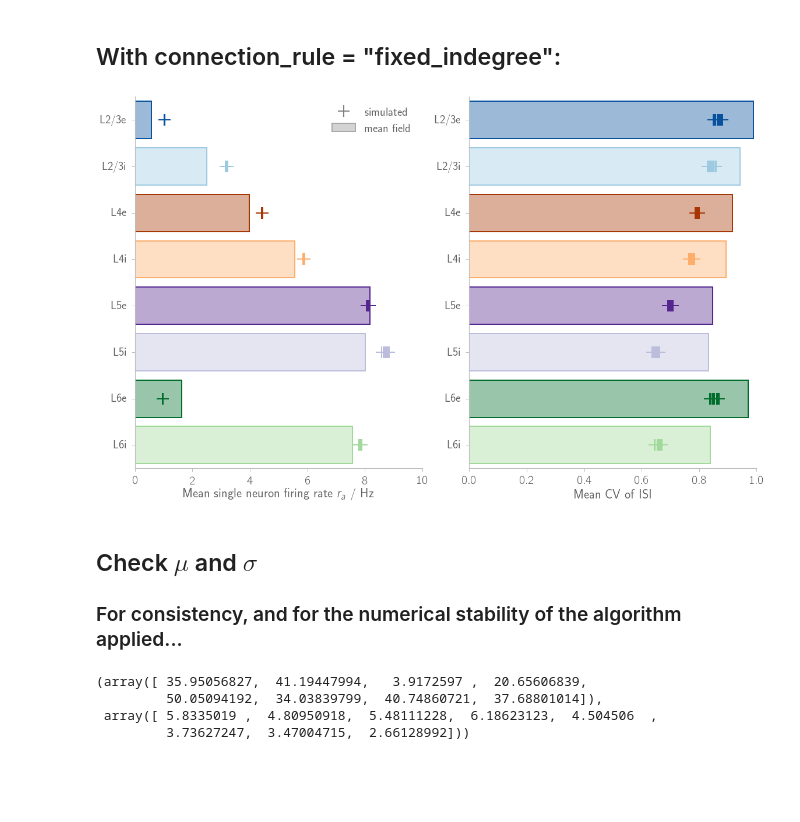
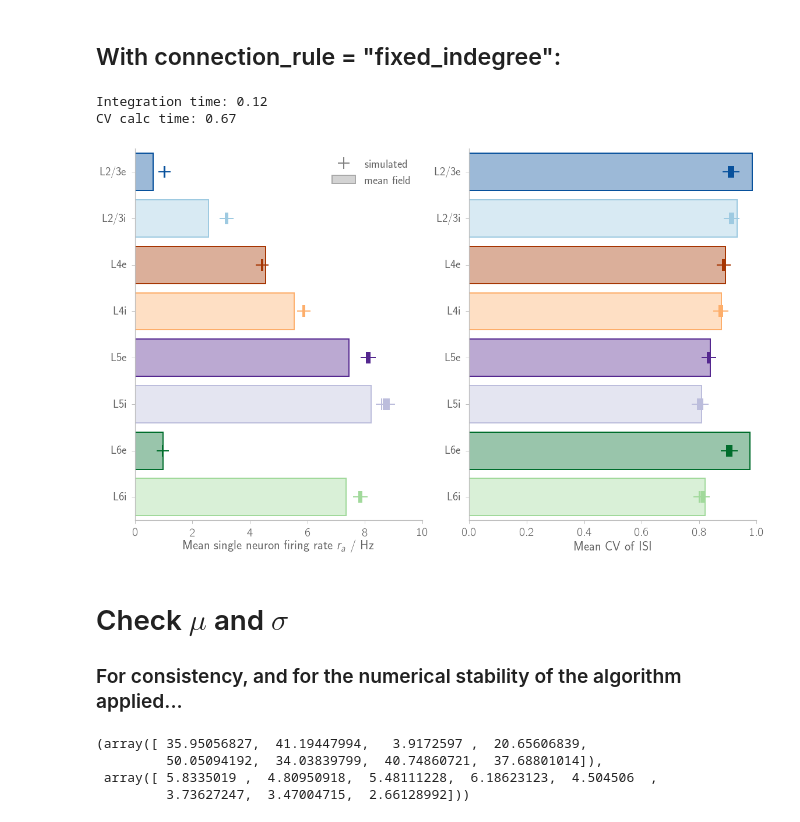
Before and after one commit to frschu/microcircuit, a Jupyter notebook: analysis/compare_sim_mf.ipynb, the cells around one changed output. Drawn from its saved outputs; the diff is of its cells as text; code cells hidden in the pictures; blank space fills up the shorter version.

```diff
--- a/analysis/compare_sim_mf.ipynb
+++ b/analysis/compare_sim_mf.ipynb
@@ -257,11 +262,39 @@ $\Delta \text{CV}_a / \text{CV}_{\text{sim}, a}$
 # %% [markdown]
 ## With connection_rule = "fixed_indegree":
 # %%
+######################################################
+# Mean field results
+######################################################
+
+neuron_model    = "iaf_psc_exp"
+connection_rule = "fixed_indegree"
+weight_rel_sd   = 0.1
+model_micro     = model_class.model(neuron_model=neuron_model,
+                                    connection_rule=connection_rule,
+                                    weight_rel_sd=weight_rel_sd)
+
+v_guess_0       = np.array([ 0.6,  2.5,  4. ,  5.6,  8.2,  8. ,  1.6,  7.6])
+root_method='hybr'
+options= {"xtol": 1e-13, "maxfev": 10**3}
+
+t_int0      = time.time()
+rate_mf     = solve_model(model_micro, v_guess_0,
+                          root_method=root_method, options=options)
+t_int1      = time.time() - t_int0
+print("Integration time: %.2f"%(t_int1))
+
+t_int0      = time.time()
+cv_isi_mf   = CV_ISI_mf(rate_mf, model=model_micro)
+t_int1      = time.time() - t_int0
+print("CV calc time: %.2f"%(t_int1))
+
+
 ######################################################
 # Simulation results
 ######################################################
 # DATA
 sim_spec = "a1.0_t20.2_fixindeg_01"
+#sim_spec = "simulation_at_mf"
 data_path = "/export/data-schuessler/data_microcircuit/micro"
 res_file_name = sim_spec + "_res.hdf5"
 path_res_file = os.path.join(data_path, res_file_name)
@@ -279,36 +312,38 @@ with h5py.File(path_res_file, "r") as res_file:
         res_grp = res_file[sim_spec2]
 
         rates_mean_all[j]   = res_grp["rates_mean"][:]
         cv_isi_mean_all[j]  = res_grp["cv_isi_mean"][:]
 
 ######################################################
 # Plotting
 ######################################################
 
 fig = plt.figure()
 
 ax1 = hf.add_subplot(fig, n_rows_cols=(1, 2), index_row_col=(0, 0), rowspan=1, colspan=1)
 plot_compare_sim_mf(rates_mean_all, rate_mf, ax1)
 ax1.set_xlabel("Mean single neuron firing rate $r_a$ / Hz")
 ax1.set_xlim(0, 10)
 ax1.legend(loc="best")
 
 ax2 = hf.add_subplot(fig, n_rows_cols=(1, 2), index_row_col=(0, 1), rowspan=1, colspan=1)
 data = cv_isi_mean_all
 plot_compare_sim_mf(cv_isi_mean_all, cv_isi_mf, ax2)
 ax2.set_xlabel("Mean CV of ISI")
 ax2.set_xlim(0, 1)
 
 for ax in fig.axes:
     style.fixticks(ax)
 
 fig_name = "compare_sim_mf_fixed_indegree"
 if save_fig:
     hf.saving_fig(fig, figure_path, fig_name, verbose=False)
 # %% [output]
+Integration time: 0.12
+CV calc time: 0.67
-[figure, old version]
+[figure, new version]
 # %% [markdown]
-## Check $\mu$ and $\sigma$
+# Check $\mu$ and $\sigma$
 ### For consistency, and for the numerical stability of the algorithm applied...
 # %%
 mu_brunel = model_micro.mu(rate_mf[::-1])
```
Also changed, not shown: parts of 9 cells of this notebook, 22 other files.
